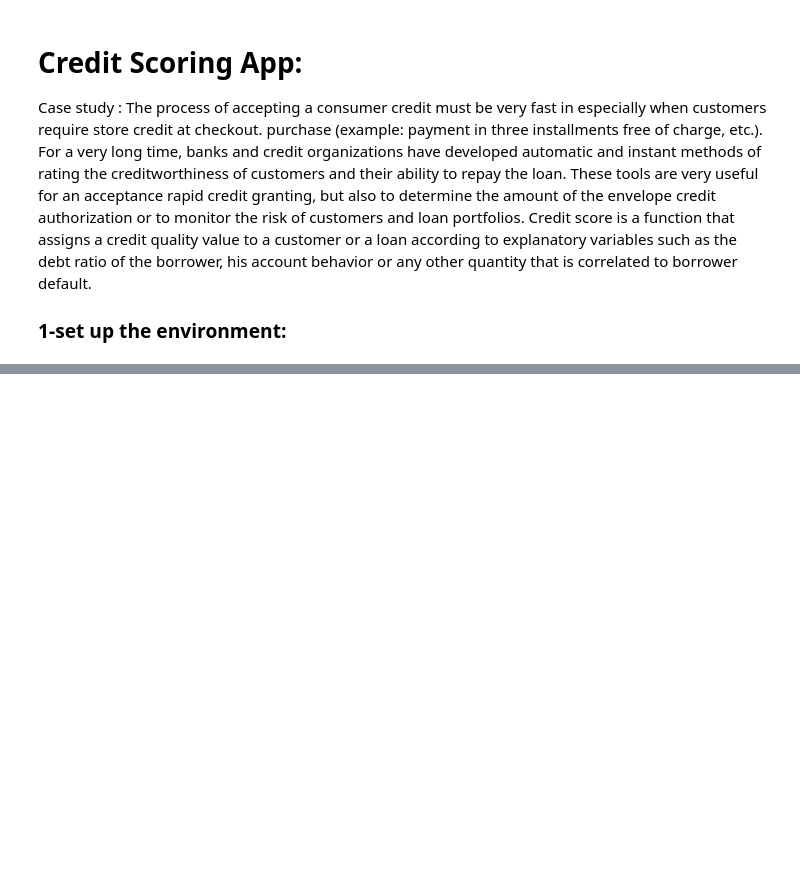
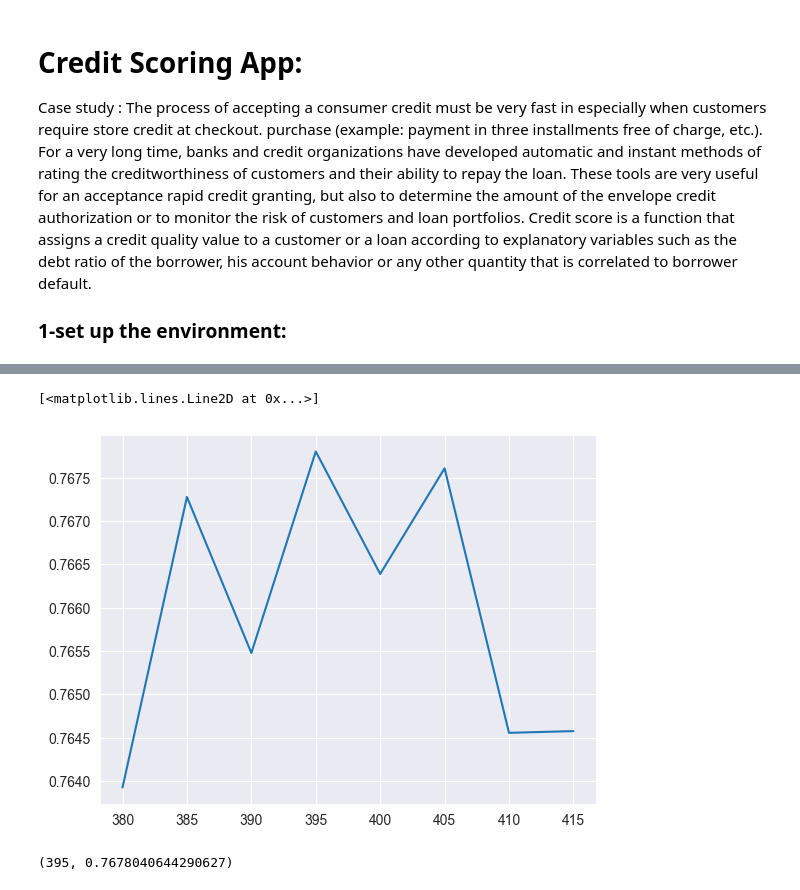
Before and after one commit to ouhammmourachid/ML, a Jupyter notebook: credit-scoring-app.ipynb, the cells around one changed output, grey strips where cells are left out. Cells and saved outputs as stored; diff of their text form; code cells hidden in the pictures; blank space fills up the shorter version.

```diff
--- a/credit-scoring-app.ipynb
+++ b/credit-scoring-app.ipynb
@@ -27,0 +42,2 @@ print("set up completed")
+# %%
+df = pd.read_csv("./CreditScoring.csv")
@@ -27,0 +323,25 @@ print("set up completed")
+# %%
+best_n_estimators = None
+scores = list()
+best_score = 0
+for i in notebook.tqdm(range(380,420,5)):
+    model = RandomForestClassifier(n_estimators=i,random_state=0)
+    my_pipe_line = Pipeline(
+        steps=[
+            ('preprocessing', preprocessing),
+            ('model', model)
+        ]
+    )
+    score = cross_val_score(my_pipe_line, x_train, y_train, cv=5, scoring='f1').mean()
+    scores.append(score)
+    if score >= best_score:
+        best_score = score
+        best_n_estimators = i
+plt.plot(np.arange(380,420,5),scores)
+# %% [output]
+[<matplotlib.lines.Line2D at 0x...>]
+[figure, added]
+# %%
+best_n_estimators,best_score
+# %% [output]
+(395, 0.7678040644290627)
```
Also changed, not shown: parts of 40 cells of this notebook.
